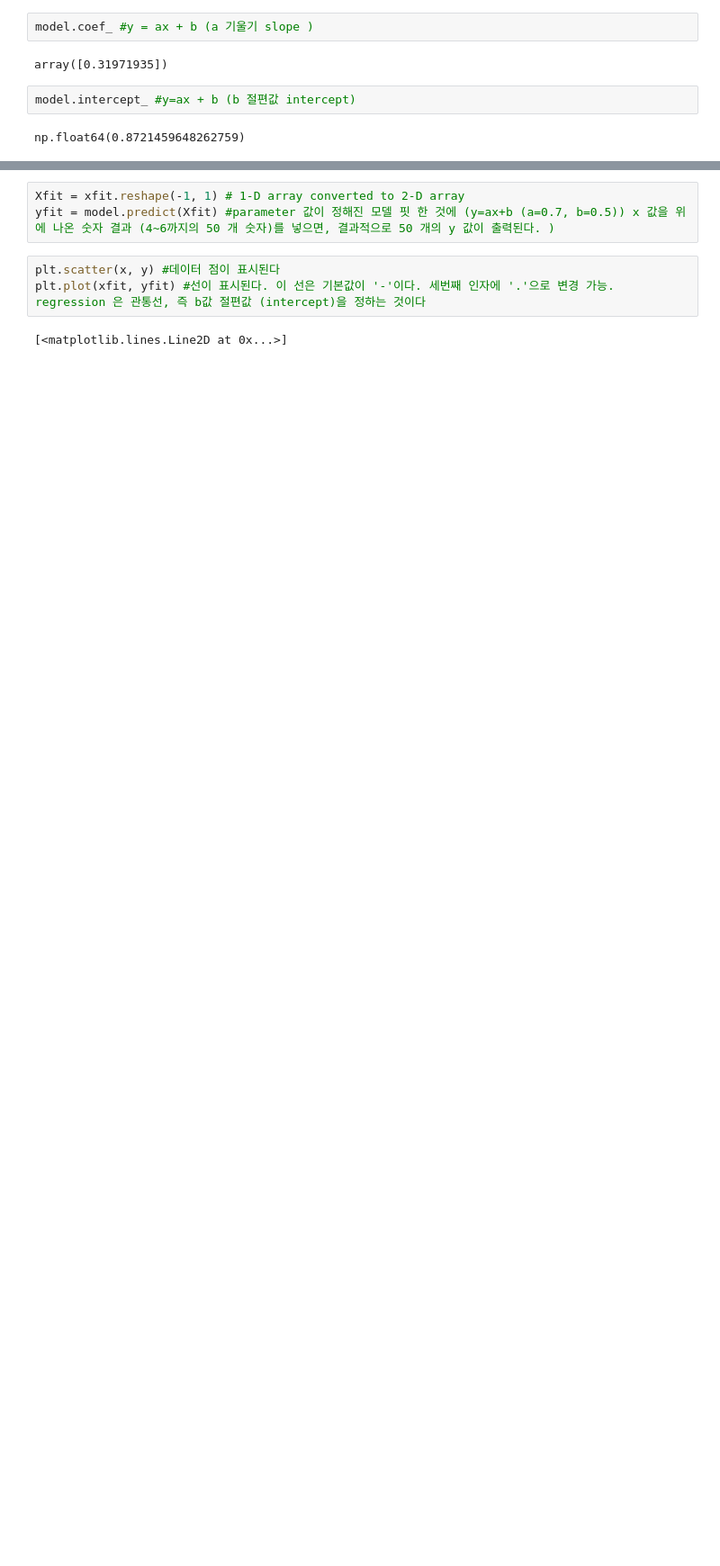
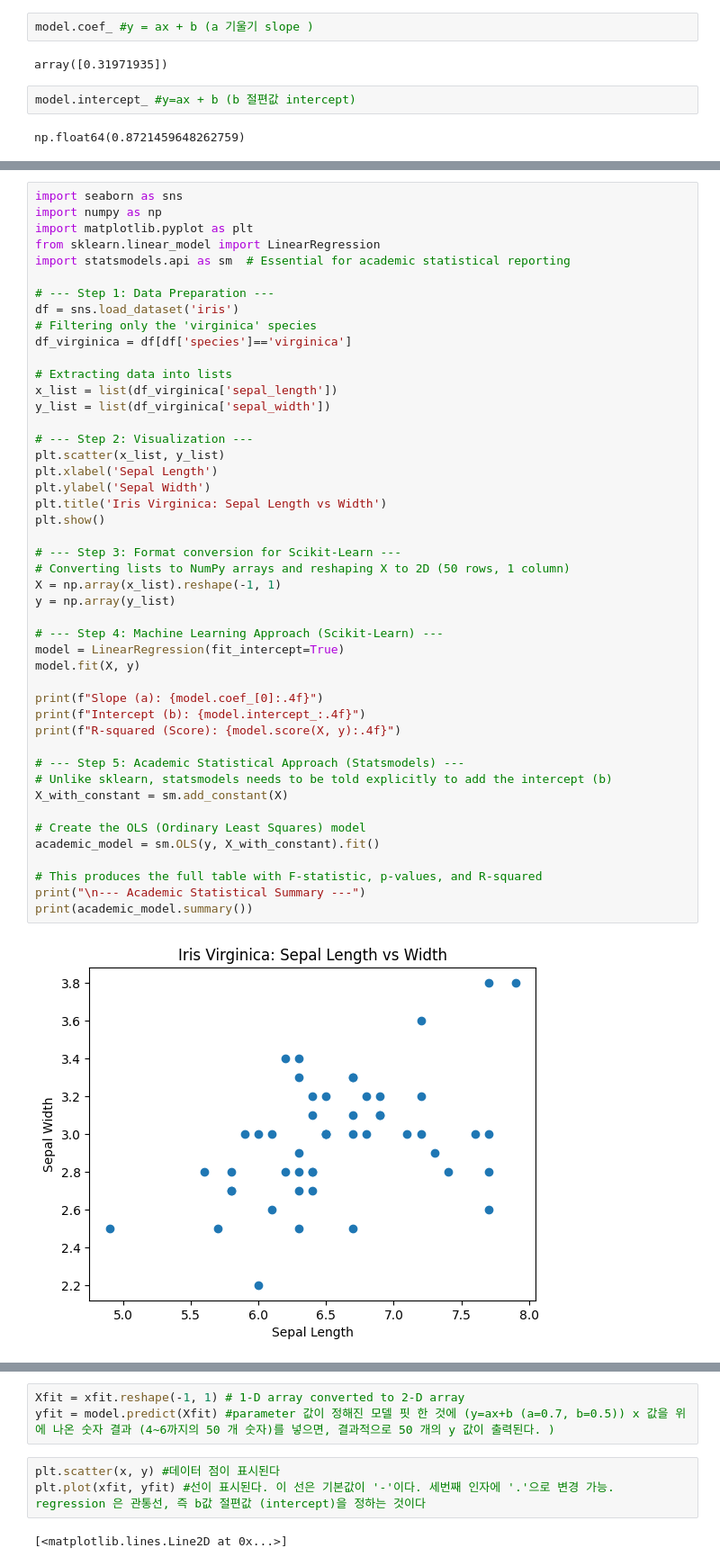
Before and after one commit to ms624atyale/Pandas_Stats_Data_Analysis_2025, a Jupyter notebook: 10_RegressionwithScikitLearn.ipynb, the cells around one changed output, grey strips where cells are left out. Shown at 90% size. Cells and saved outputs as stored; diff of their text form; blank space fills up the shorter version.

```diff
--- a/10_RegressionwithScikitLearn.ipynb
+++ b/10_RegressionwithScikitLearn.ipynb
@@ -293,0 +372,48 @@ np.float64(0.8721459648262759)
+# %%
+import seaborn as sns
+import numpy as np
+import matplotlib.pyplot as plt
+from sklearn.linear_model import LinearRegression
+import statsmodels.api as sm  # Essential for academic statistical reporting
+
+# --- Step 1: Data Preparation ---
+df = sns.load_dataset('iris')
+# Filtering only the 'virginica' species
+df_virginica = df[df['species']=='virginica']
+
+# Extracting data into lists
+x_list = list(df_virginica['sepal_length'])
+y_list = list(df_virginica['sepal_width'])
+
+# --- Step 2: Visualization ---
+plt.scatter(x_list, y_list)
+plt.xlabel('Sepal Length')
+plt.ylabel('Sepal Width')
+plt.title('Iris Virginica: Sepal Length vs Width')
+plt.show()
+
+# --- Step 3: Format conversion for Scikit-Learn ---
+# Converting lists to NumPy arrays and reshaping X to 2D (50 rows, 1 column)
+X = np.array(x_list).reshape(-1, 1)
+y = np.array(y_list)
+
+# --- Step 4: Machine Learning Approach (Scikit-Learn) ---
+model = LinearRegression(fit_intercept=True)
+model.fit(X, y)
+
+print(f"Slope (a): {model.coef_[0]:.4f}")
+print(f"Intercept (b): {model.intercept_:.4f}")
+print(f"R-squared (Score): {model.score(X, y):.4f}")
+
+# --- Step 5: Academic Statistical Approach (Statsmodels) ---
+# Unlike sklearn, statsmodels needs to be told explicitly to add the intercept (b)
+X_with_constant = sm.add_constant(X)
+
+# Create the OLS (Ordinary Least Squares) model
+academic_model = sm.OLS(y, X_with_constant).fit()
+
+# This produces the full table with F-statistic, p-values, and R-squared
+print("\n--- Academic Statistical Summary ---")
+print(academic_model.summary())
+# %% [output]
+[figure, added]
```
Also changed, not shown: parts of 13 cells of this notebook.
